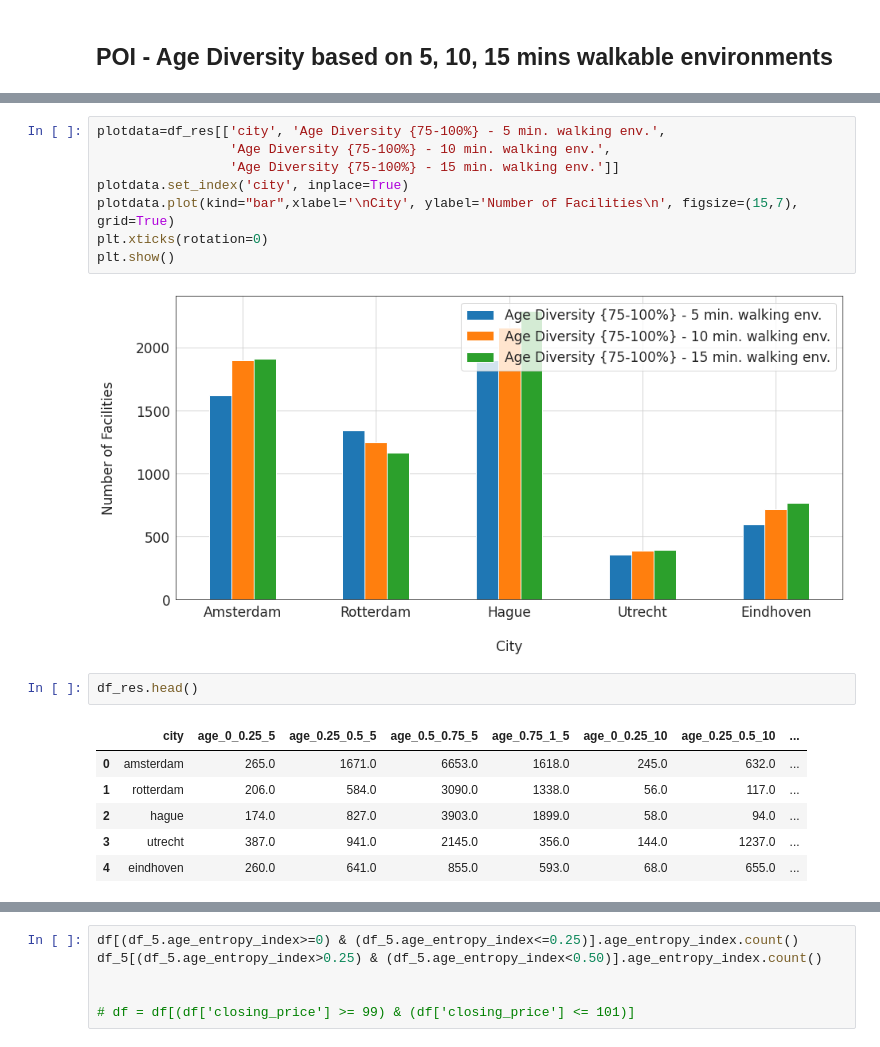
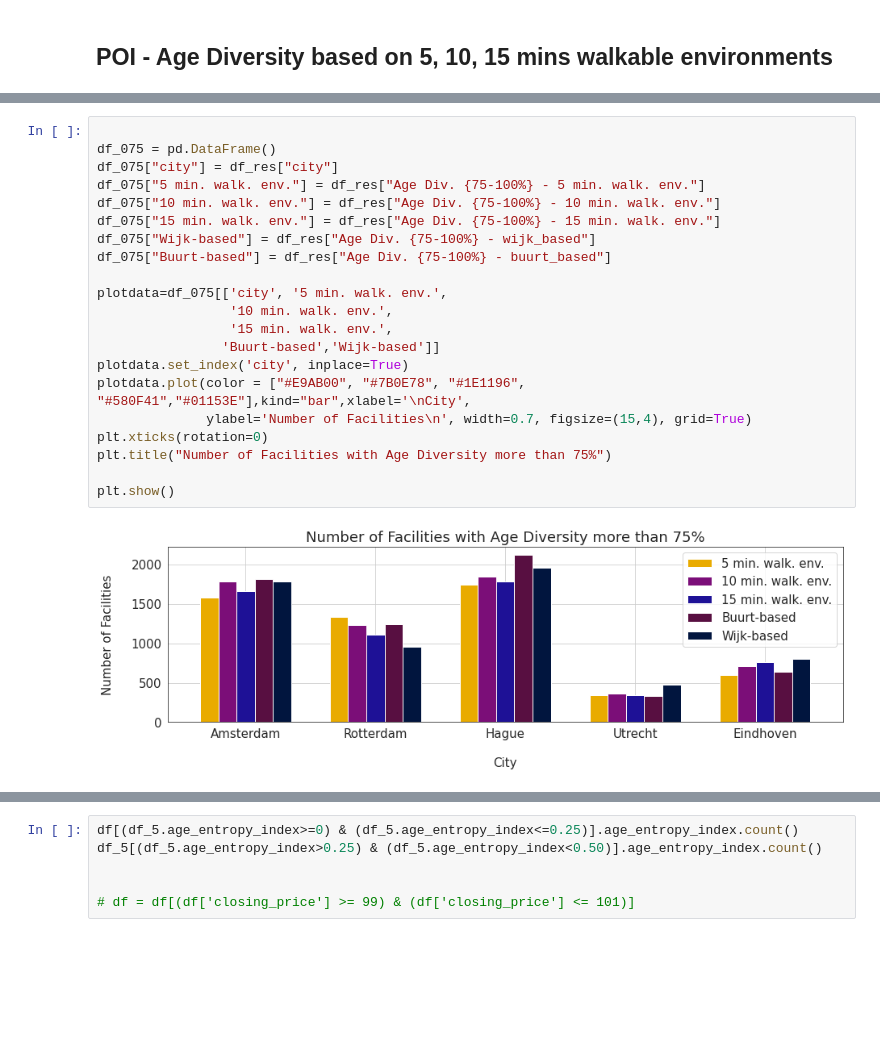
Before and after one commit to MiliasV/coaccessibility, a Jupyter notebook: notebooks/exploration.ipynb, the cells around one changed output, grey strips where cells are left out. Cells and saved outputs as stored; diff of their text form; blank space fills up the shorter version.

```diff
--- a/notebooks/exploration.ipynb
+++ b/notebooks/exploration.ipynb
@@ -723,19 +761,23 @@ plt.show()
 # %%
-plotdata=df_res[['city', 'Age Diversity {75-100%} - 5 min. walking env.',
-                 'Age Diversity {75-100%} - 10 min. walking env.',
-                 'Age Diversity {75-100%} - 15 min. walking env.']]
+
+df_075 = pd.DataFrame()
+df_075["city"] = df_res["city"]
+df_075["5 min. walk. env."] = df_res["Age Div. {75-100%} - 5 min. walk. env."]
+df_075["10 min. walk. env."] = df_res["Age Div. {75-100%} - 10 min. walk. env."]
+df_075["15 min. walk. env."] = df_res["Age Div. {75-100%} - 15 min. walk. env."]
+df_075["Wijk-based"] = df_res["Age Div. {75-100%} - wijk_based"]
+df_075["Buurt-based"] = df_res["Age Div. {75-100%} - buurt_based"]
+
+plotdata=df_075[['city', '5 min. walk. env.',
+                 '10 min. walk. env.',
+                 '15 min. walk. env.',
+                'Buurt-based','Wijk-based']]
 plotdata.set_index('city', inplace=True)
-plotdata.plot(kind="bar",xlabel='\nCity', ylabel='Number of Facilities\n', figsize=(15,7), grid=True)
+plotdata.plot(color = ["#E9AB00", "#7B0E78", "#1E1196", "#580F41","#01153E"],kind="bar",xlabel='\nCity',
+              ylabel='Number of Facilities\n', width=0.7, figsize=(15,4), grid=True)
 plt.xticks(rotation=0)
+plt.title("Number of Facilities with Age Diversity more than 75%")
+
 plt.show()
 # %% [output]
-[figure, old version]
+[figure, new version]
-# %%
-df_res.head()
-# %% [output]
-|  | city | age_0_0.25_5 | age_0.25_0.5_5 | age_0.5_0.75_5 | age_0.75_1_5 | age_0_0.25_10 | age_0.25_0.5_10 | ... |
-| 0 | amsterdam | 265.0 | 1671.0 | 6653.0 | 1618.0 | 245.0 | 632.0 | ... |
-| 1 | rotterdam | 206.0 | 584.0 | 3090.0 | 1338.0 | 56.0 | 117.0 | ... |
-| 2 | hague | 174.0 | 827.0 | 3903.0 | 1899.0 | 58.0 | 94.0 | ... |
-| 3 | utrecht | 387.0 | 941.0 | 2145.0 | 356.0 | 144.0 | 1237.0 | ... |
-| 4 | eindhoven | 260.0 | 641.0 | 855.0 | 593.0 | 68.0 | 655.0 | ... |
```
Also changed, not shown: parts of 22 cells of this notebook.
